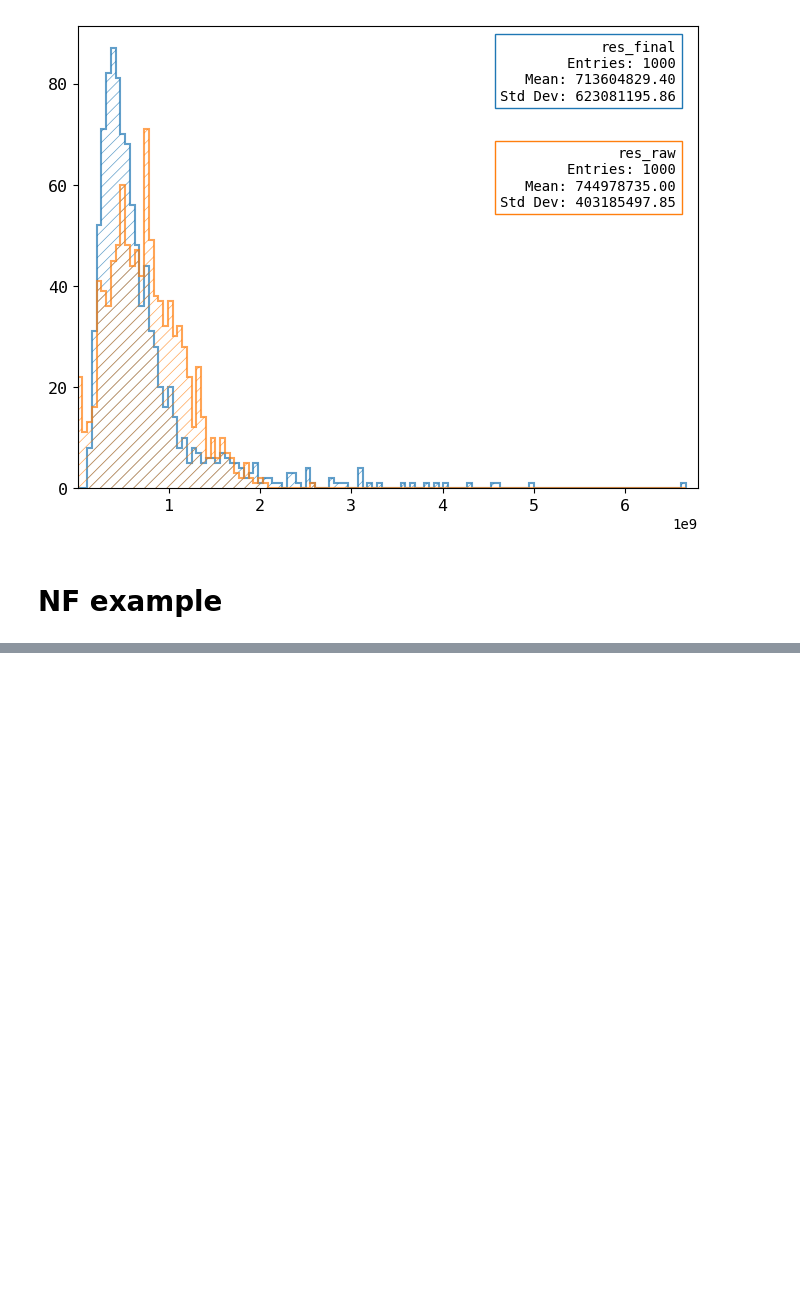
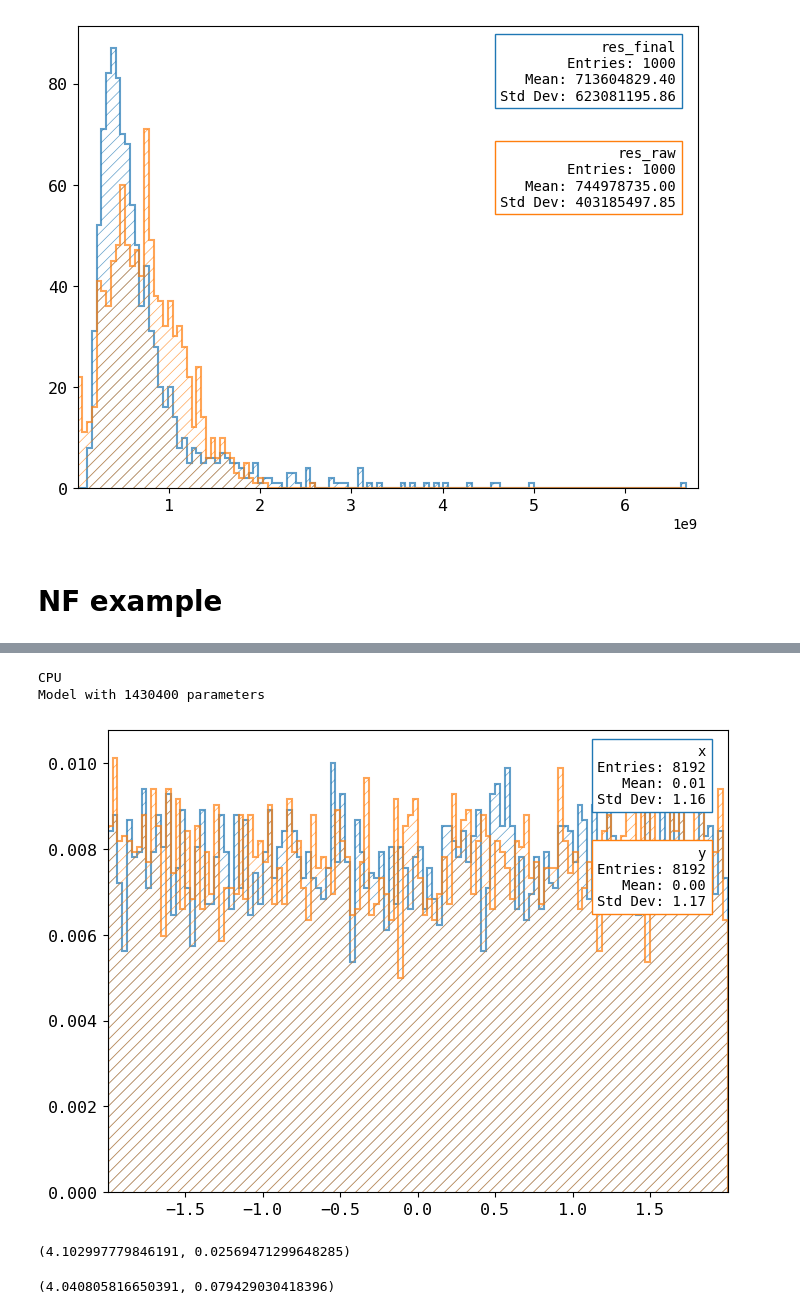
Before and after one commit to nVentis/MEM_HEP, a Jupyter notebook: notebooks/mem_nf_importance_sampling.ipynb, the cells around one changed output, grey strips where cells are left out. Saved outputs shown, nothing was run; the diff lists cells and outputs as text; code cells hidden in the pictures; blank space fills up the shorter version.

```diff
--- a/notebooks/mem_nf_importance_sampling.ipynb
+++ b/notebooks/mem_nf_importance_sampling.ipynb
@@ -655,2 +399,0 @@ for it in tqdm(range(max_iter)):
-# %%
-nfm = init_nfm([0, 6])
@@ -692,4 +399,0 @@ xx.shape, yy.shape, prob.data.shape
-# %%
-nfm = nfm_new(boundaries=boundaries)
-nfm_plot(nfm, boundaries=boundaries, target=integrand_2d)
-nfm_plot(nfm, boundaries=boundaries)
@@ -858,25 +399,0 @@ print(evaluations[ami], probabilities[ami], arg_sum[ami])
-# %%
-grid_size = 50
-xx, yy = torch.meshgrid(torch.linspace(boundaries[0][0], boundaries[0][1], grid_size), torch.linspace(boundaries[1][0], boundaries[1][1], grid_size))
-zz = torch.cat([xx.unsqueeze(2), yy.unsqueeze(2)], 2).view(-1, 2)
-zz = zz.to(device)
-
-nfm.eval()
-log_prob = nfm.log_prob(zz).to('cpu').view(*xx.shape)
-nfm.train()
-prob = torch.exp(log_prob)
-prob[torch.isnan(prob)] = 0
-
-plt.figure(figsize=(6, 6))
-plt.pcolormesh(xx, yy, prob.data.numpy())
-plt.gca().set_aspect('equal', 'box')
-plt.show()
-
-res = integrand_2d(tnp.stack([
-    xx.flatten(),
-    yy.flatten()
-]))
-plt.figure(figsize=(6, 6))
-plt.pcolormesh(xx, yy, res.reshape((grid_size, grid_size)).numpy())
-plt.gca().set_aspect('equal', 'box')
-plt.show()
@@ -937,0 +597,7 @@ RuntimeError: mat1 and mat2 must have the same dtype, but got Double and Float
+# %%
+nfm = get_nfm(q0=a, hidden_units=128)
+plot_proposal(nfm, n_samples=8192)
+# %% [output]
+CPU
+Model with 1430400 parameters
+[figure, added]
@@ -937,0 +608,8 @@ RuntimeError: mat1 and mat2 must have the same dtype, but got Double and Float
+# %%
+get_result(a, func, is_nfm=False, n_samples=10000)
+# %% [output]
+(4.102997779846191, 0.02569471299648285)
+# %%
+get_result(nfm, func)
+# %% [output]
+(4.040805816650391, 0.079429030418396)
```
Also changed, not shown: parts of 39 cells of this notebook, 2 other files.
